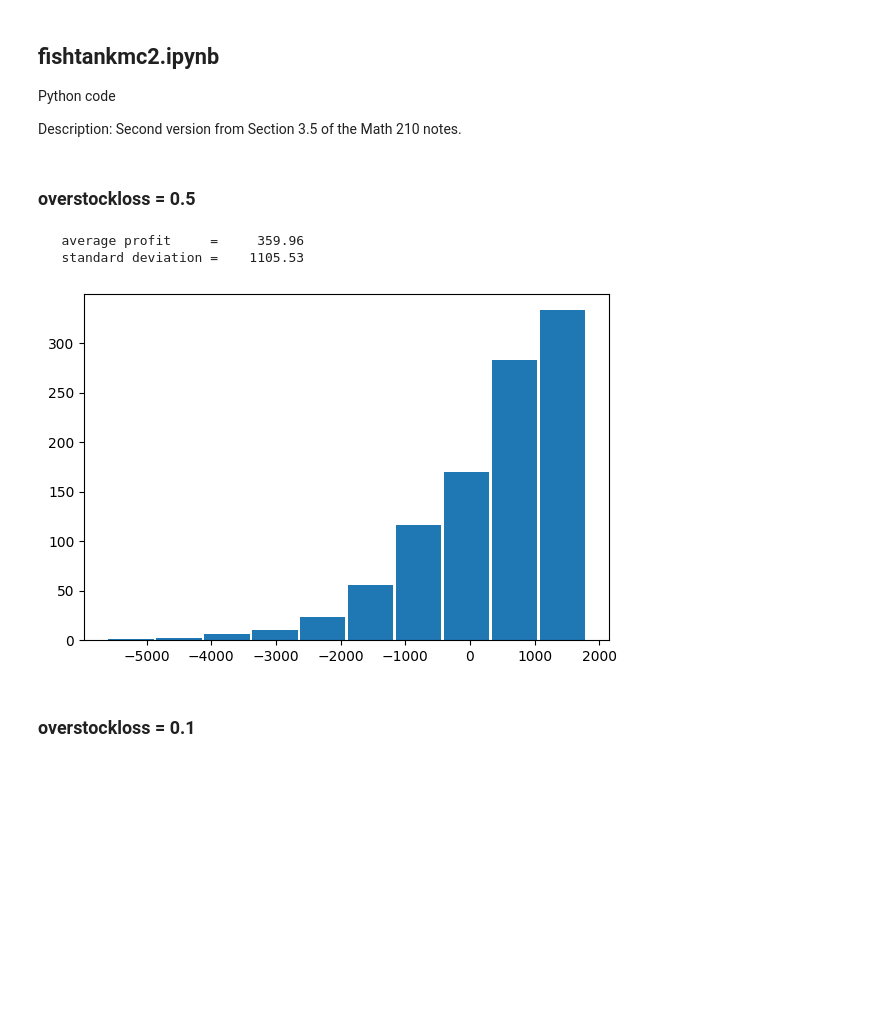
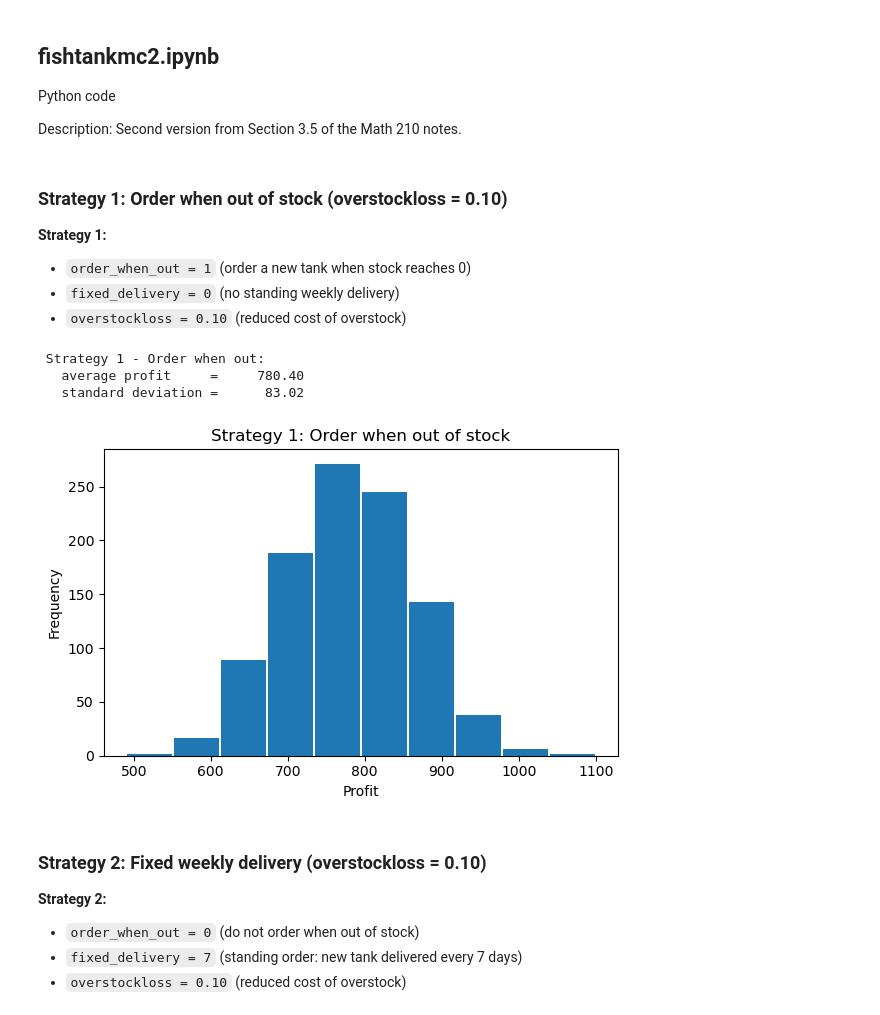
Before and after one commit to theredplanetsings/math-modelling, a Jupyter notebook: 2_Monte-Carlo/fishtankmc2.ipynb, the cells around one changed output. Drawn from its saved outputs; the diff is of its cells as text; code cells hidden in the pictures; blank space fills up the shorter version.

```diff
--- a/2_Monte-Carlo/fishtankmc2.ipynb
+++ b/2_Monte-Carlo/fishtankmc2.ipynb
@@ -5,7 +5,12 @@ Python code
 
 Description: Second version from Section 3.5 of the Math 210 notes.
 # %% [markdown]
-### overstockloss = 0.5
+### Strategy 1: Order when out of stock (overstockloss = 0.10)
+
+**Strategy 1:**
+- `order_when_out = 1` (order a new tank when stock reaches 0)
+- `fixed_delivery = 0` (no standing weekly delivery)
+- `overstockloss = 0.10` (reduced cost of overstock)
 # %%
 import numpy as np
 import math
@@ -22,16 +27,16 @@ f = open(filename,"w")
 a = 1/7   # probability of a customer each day
 
 days_for_delivery = 5   # days from order to delivery of new tanks
-order_when_out = 0      # = 1  ==>  order a new tank when stock==0
+order_when_out = 1      # = 1  ==>  order a new tank when stock==0
                         # = 0  ==>  don't order when out of tanks
 
-fixed_delivery =  7     # >0   ==>  standing order for a new tank
+fixed_delivery =  0     # >0   ==>  standing order for a new tank
                         #           every so many days
 
 # profits and losses:
 saleprofit = 20        # profit from selling one tank
 lostloss = 10          # loss from losing a customer
-overstockloss = .50    # cost of each tank overstock per night
+overstockloss = .10    # cost of each tank overstock per night
 
 # initialize:
 profit = np.zeros(number_simulations)
@@ -93,37 +98,47 @@ for sim in range(number_simulations):
       total_sold += sold
       total_lost += lost
       # stock_record(day) = stock  # keep track of stock on each day
 
       day += 1        # increase day in the simulation for next run
 
   fraction_served = total_sold / total_cust
 
   profit[sim] = total_sold*saleprofit - total_lost*lostloss - overstock*overstockloss
 
   # output total statistics:
   f.write("% 6.0f  % 6.0f  % 8.0f  % 12.3f  % 11.0f  % 8.0f  % 12.2f\n" % (total_cust, total_sold, total_lost, fraction_served, overstock, stock, profit[sim]))
 
 # compute and print average profit over all simulations:
 average_profit = sum(profit) / number_simulations
-print("\n   average profit     = % 10.2f" % average_profit)
+print("\n Strategy 1 - Order when out:")
+print("   average profit     = % 10.2f" % average_profit)
 f.write("\n   average profit     = % 10.2f\n" % average_profit)
 
 # standard deviation
 standard_deviation = np.std(profit)
 print("   standard deviation = % 10.2f" % standard_deviation)
 f.write("   standard deviation = % 10.2f" % standard_deviation)
 
 # plot histogram of profits over all simulations:
 fig, ax = plt.subplots(figsize =(6, 4), tight_layout = True)
 ax.hist(profit, rwidth=0.95)
+ax.set_title('Strategy 1: Order when out of stock')
+ax.set_xlabel('Profit')
+ax.set_ylabel('Frequency')
 
 plt.show()
 
 f.close()
 # %% [output]
-   average profit     =     359.96
-   standard deviation =    1105.53
+ Strategy 1 - Order when out:
+   average profit     =     780.40
+   standard deviation =      83.02
-[figure, old version]
+[figure, new version]
 # %% [markdown]
-### overstockloss = 0.1
+### Strategy 2: Fixed weekly delivery (overstockloss = 0.10)
+
+**Strategy 2:**
+- `order_when_out = 0` (do not order when out of stock)
+- `fixed_delivery = 7` (standing order: new tank delivered every 7 days)
+- `overstockloss = 0.10` (reduced cost of overstock)
 # %%
```
Also changed, not shown: parts of 1 cell of this notebook.
